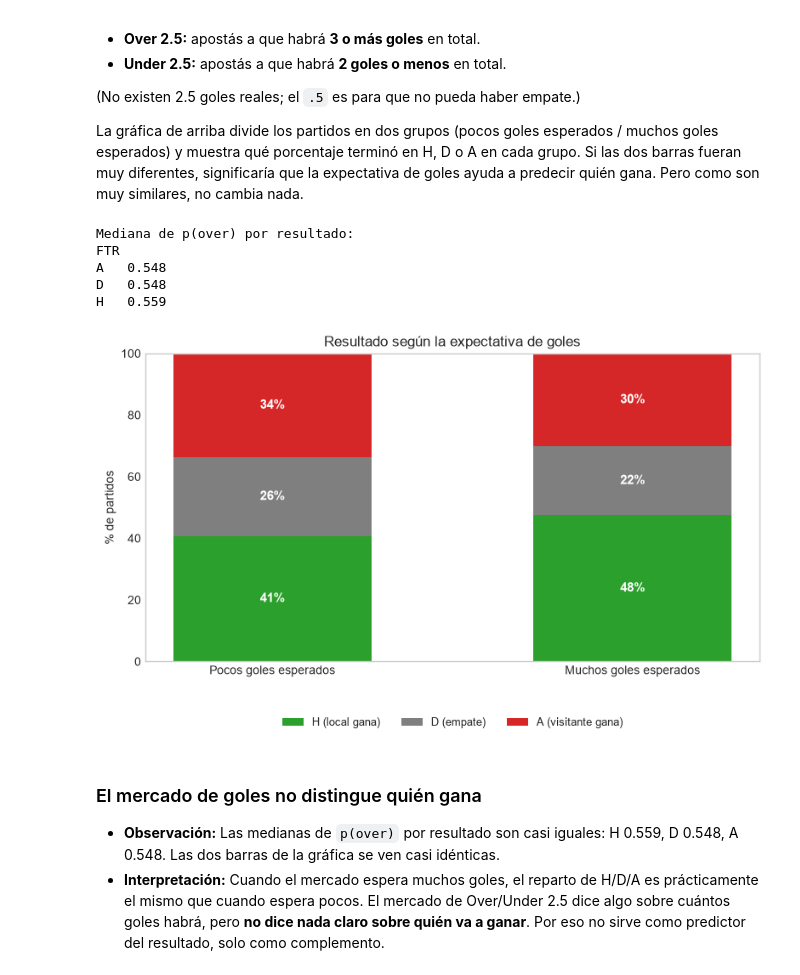
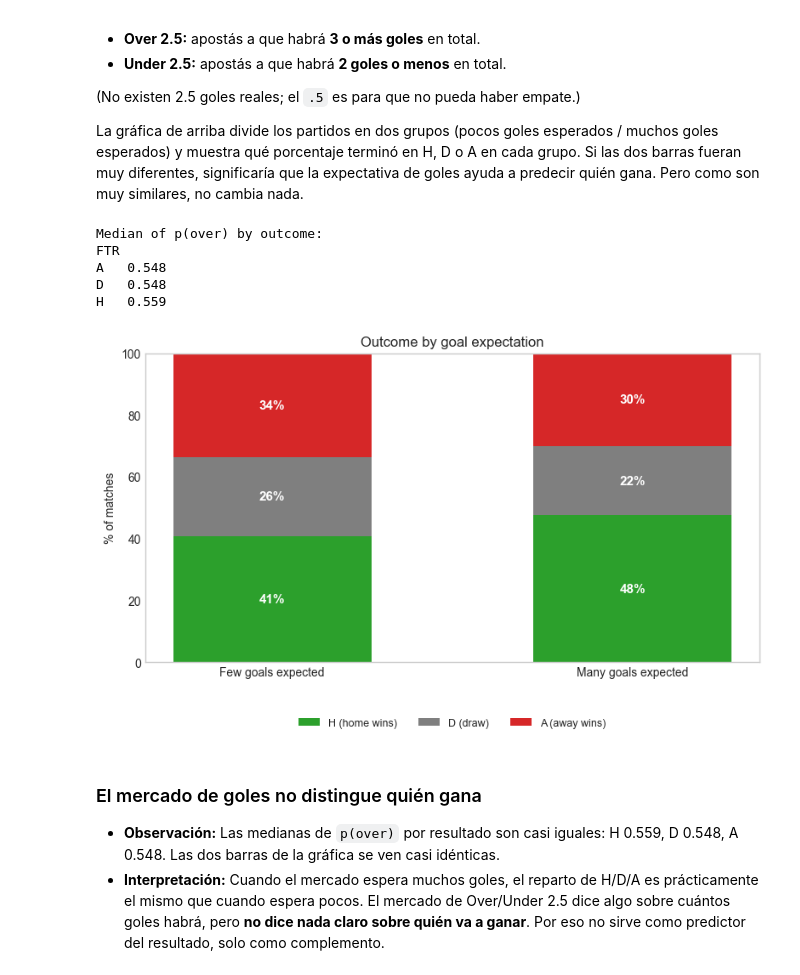
Before and after one commit to errodd/premier_league_football_predictor, a Jupyter notebook: notebooks/EDA.ipynb, the cells around one changed output. Saved outputs shown, nothing was run; the diff lists cells and outputs as text; code cells hidden in the pictures.

```diff
--- a/notebooks/EDA.ipynb
+++ b/notebooks/EDA.ipynb
@@ -898,19 +967,19 @@ odds_df[["overround_B365", "overround_Avg"]].agg(["mean", "min", "max"]).round(4
 | max | 1.167 | 1.073 |
 # %%
 def implied_prob(h, d, a):
-    """Convierte cuotas 1X2 en probabilidades normalizadas (sin overround)."""
+    """Convert 1X2 odds into normalized probabilities (without overround)."""
     raw = 1/h + 1/d + 1/a
     return 1/h / raw, 1/d / raw, 1/a / raw
 
-# Aplicamos la función a B365 y a Avg en un DataFrame temporal (no tocamos premier_df)
+# Apply the function to B365 and to Avg on a temporary DataFrame (we don't touch premier_df)
 probs_df = premier_df[["B365H", "B365D", "B365A", "AvgH", "AvgD", "AvgA", "FTR"]].copy()
 probs_df[["pB365_H", "pB365_D", "pB365_A"]] = probs_df.apply(
     lambda r: implied_prob(r["B365H"], r["B365D"], r["B365A"]), axis=1, result_type="expand")
 probs_df[["pAvg_H", "pAvg_D", "pAvg_A"]] = probs_df.apply(
     lambda r: implied_prob(r["AvgH"], r["AvgD"], r["AvgA"]), axis=1, result_type="expand")
 
-# Sanidad: cada fila debe sumar 1.0
-print("Suma por fila (debe ser 1.0):")
+# Sanity check: each row must sum to 1.0
+print("Row sum (should be 1.0):")
 print(probs_df[["pB365_H", "pB365_D", "pB365_A"]].sum(axis=1).describe().round(6))
 probs_df[["pB365_H", "pAvg_H"]].describe().T.round(4)
 # %% [output]
@@ -1134,8 +1203,8 @@ Mucha de la información que falta en las cuotas no es un error: es que **la cas
 operaba** en esa temporada. `B365`, `Max` y `Avg` están en las 5 temporadas; otras solo
 en 1 o 2. Por ejemplo, `CL` y `LB` solo tienen datos de 2025-26.
 # %%
-# Missing medio por familia de odds (agrupando por casa de apertura y su variante "C")
-familias = {
+# Mean missing by odds family (grouped by the opening bookmaker and its "C" variant)
+families = {
     "B365": ["B365H", "B365D", "B365A", "B365>2.5", "B365<2.5", "B365AHH", "B365AHA",
              "B365CH", "B365CD", "B365CA", "B365C>2.5", "B365C<2.5", "B365CAHH", "B365CAHA"],
     "BW":   ["BWH", "BWD", "BWA", "BWCH", "BWCD", "BWCA"],
@@ -1157,15 +1226,15 @@ familias = {
     "LB":   ["LBH", "LBD", "LBA", "LBCH", "LBCD", "LBCA"],
 }
 
-missing_fam = pd.DataFrame({
+missing_family = pd.DataFrame({
     fam: premier_df[cols].isna().mean().mul(100).mean()
-    for fam, cols in familias.items()
+    for fam, cols in families.items()
 }, index=["missing_pct"]).T.sort_values("missing_pct")
 
 fig, ax = plt.subplots(figsize=(8, 8))
-missing_fam["missing_pct"].plot(kind="barh", ax=ax, color="#4C78A8")
+missing_family["missing_pct"].plot(kind="barh", ax=ax, color="#4C78A8")
 ax.bar_label(ax.containers[0], fmt="%.1f%%", padding=3, size=8)
-ax.set(xlabel="Missing (%)", title="Missing medio por familia de odds (apertura + cierre)")
+ax.set(xlabel="Missing (%)", title="Mean missing by odds family (opening + closing)")
 plt.tight_layout()
 plt.show()
 # %% [output]
@@ -1355,57 +1424,57 @@ muchos goles esperados) y muestra qué porcentaje terminó en H, D o A en cada g
 Si las dos barras fueran muy diferentes, significaría que la expectativa de goles
 ayuda a predecir quién gana. Pero como son muy similares, no cambia nada.
 # %%
-# ¿La expectativa de goles influye en quién gana?
-# Probabilidad implícita de Over 2.5 (más de 2.5 goles en total) desde Avg.
-# Si esta probabilidad es alta, el mercado espera muchos goles; si es baja, pocos.
-# Agrupamos por la mediana y comparamos qué resultado salió más en cada grupo.
+# Does the goal expectation influence who wins?
+# Implied probability of Over 2.5 (more than 2.5 total goals) from Avg.
+# If this probability is high, the market expects many goals; if low, few.
+# We group by the median and compare which outcome occurred most in each group.
 ou_df = premier_df[["FTR", "FTHG", "FTAG", "Avg>2.5", "Avg<2.5"]].copy()
 ou_df["p_over"] = (1 / ou_df["Avg>2.5"]) / (1 / ou_df["Avg>2.5"] + 1 / ou_df["Avg<2.5"])
 
-mediana = ou_df["p_over"].median()
-ou_df["expectativa"] = np.where(ou_df["p_over"] < mediana, "Pocos goles esperados",
-                                "Muchos goles esperados")
+median_val = ou_df["p_over"].median()
+ou_df["expectation"] = np.where(ou_df["p_over"] < median_val, "Few goals expected",
+                                "Many goals expected")
 
-# Mediana de p(over) por resultado (dato de apoyo)
-print("Mediana de p(over) por resultado:")
+# Median of p(over) by outcome (supporting data)
+print("Median of p(over) by outcome:")
 print(ou_df.groupby("FTR")["p_over"].median().round(4).to_string())
 
-# Barras apiladas: en cada grupo (pocos/muchos goles), qué % terminó en H, D, A
-pivot = ou_df.groupby(["expectativa", "FTR"]).size().unstack(fill_value=0)
+# Stacked bars: in each group (few/many goals), what % ended in H, D, A
+pivot = ou_df.groupby(["expectation", "FTR"]).size().unstack(fill_value=0)
 pivot = pivot.div(pivot.sum(axis=1), axis=0) * 100
-pivot = pivot.reindex(["Pocos goles esperados", "Muchos goles esperados"])
-colores = {"H": "#2CA02C", "D": "#7F7F7F", "A": "#D62728"}
+pivot = pivot.reindex(["Few goals expected", "Many goals expected"])
+colors = {"H": "#2CA02C", "D": "#7F7F7F", "A": "#D62728"}
 
 fig, ax = plt.subplots(figsize=(8, 5))
 ax.grid(False)
 
 bottoms = np.zeros(len(pivot))
 for res in ["H", "D", "A"]:
     vals = pivot[res].values if res in pivot.columns else np.zeros(len(pivot))
-    bars = ax.bar(pivot.index, vals, bottom=bottoms, color=colores[res],
+    bars = ax.bar(pivot.index, vals, bottom=bottoms, color=colors[res],
                   label=res, width=0.55)
     for bar, v in zip(bars, vals):
         if v > 0:
             ax.text(bar.get_x() + bar.get_width() / 2,
                     bar.get_y() + bar.get_height() / 2,
                     f"{v:.0f}%", ha="center", va="center", fontsize=11,
                     color="white", weight="bold")
     bottoms += vals
 
-ax.set(xlabel="", ylabel="% de partidos",
-       ylim=(0, 100), title="Resultado según la expectativa de goles")
-ax.legend(labels=["H (local gana)", "D (empate)", "A (visitante gana)"],
+ax.set(xlabel="", ylabel="% of matches",
+       ylim=(0, 100), title="Outcome by goal expectation")
+ax.legend(labels=["H (home wins)", "D (draw)", "A (away wins)"],
           loc="upper center", bbox_to_anchor=(0.5, -0.15), ncol=3,
           frameon=False, fontsize=9)
 plt.tight_layout()
 plt.show()
 # %% [output]
-Mediana de p(over) por resultado:
+Median of p(over) by outcome:
 FTR
 A   0.548
 D   0.548
 H   0.559
-[figure, old version]
+[figure, new version]
 # %% [markdown]
 ### El mercado de goles no distingue quién gana
 
```
Also changed, not shown: parts of 43 cells of this notebook.
